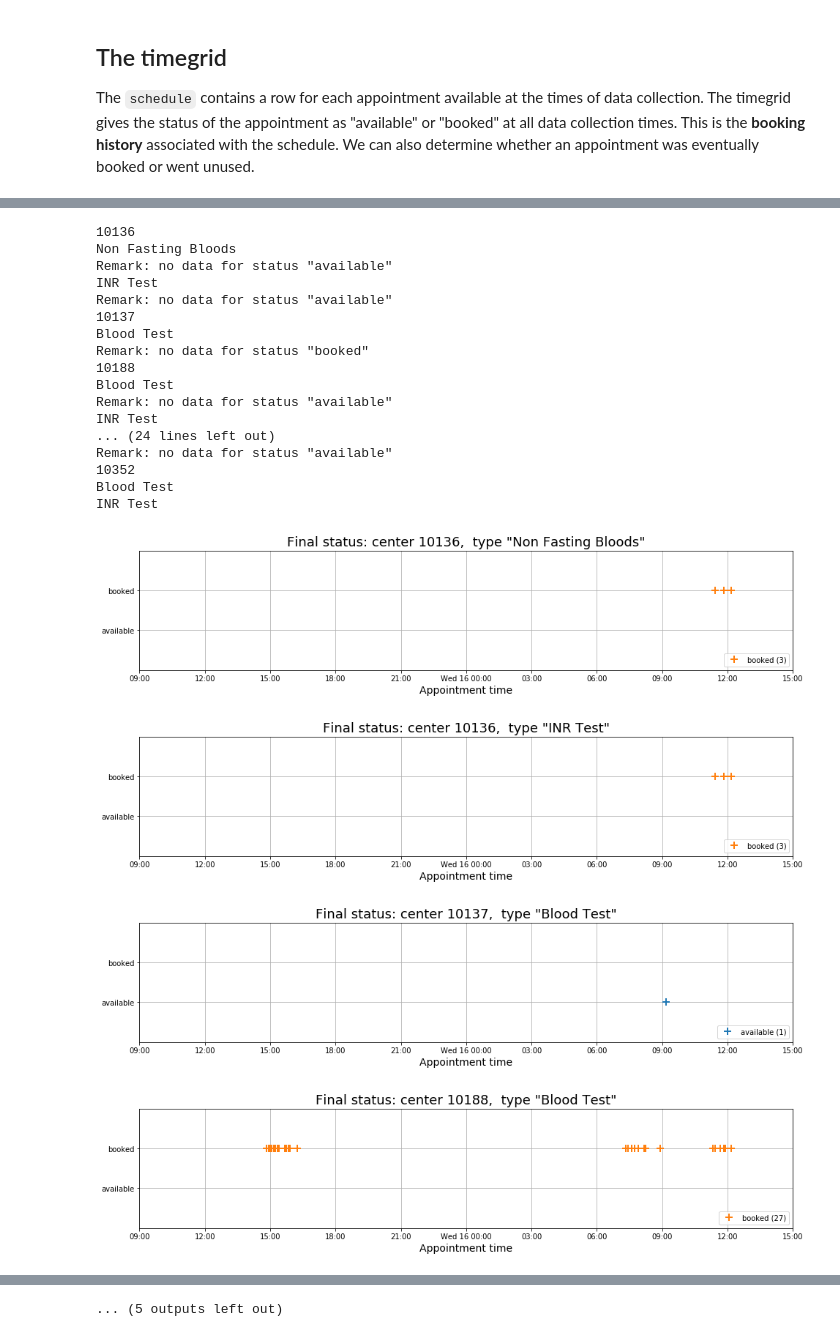
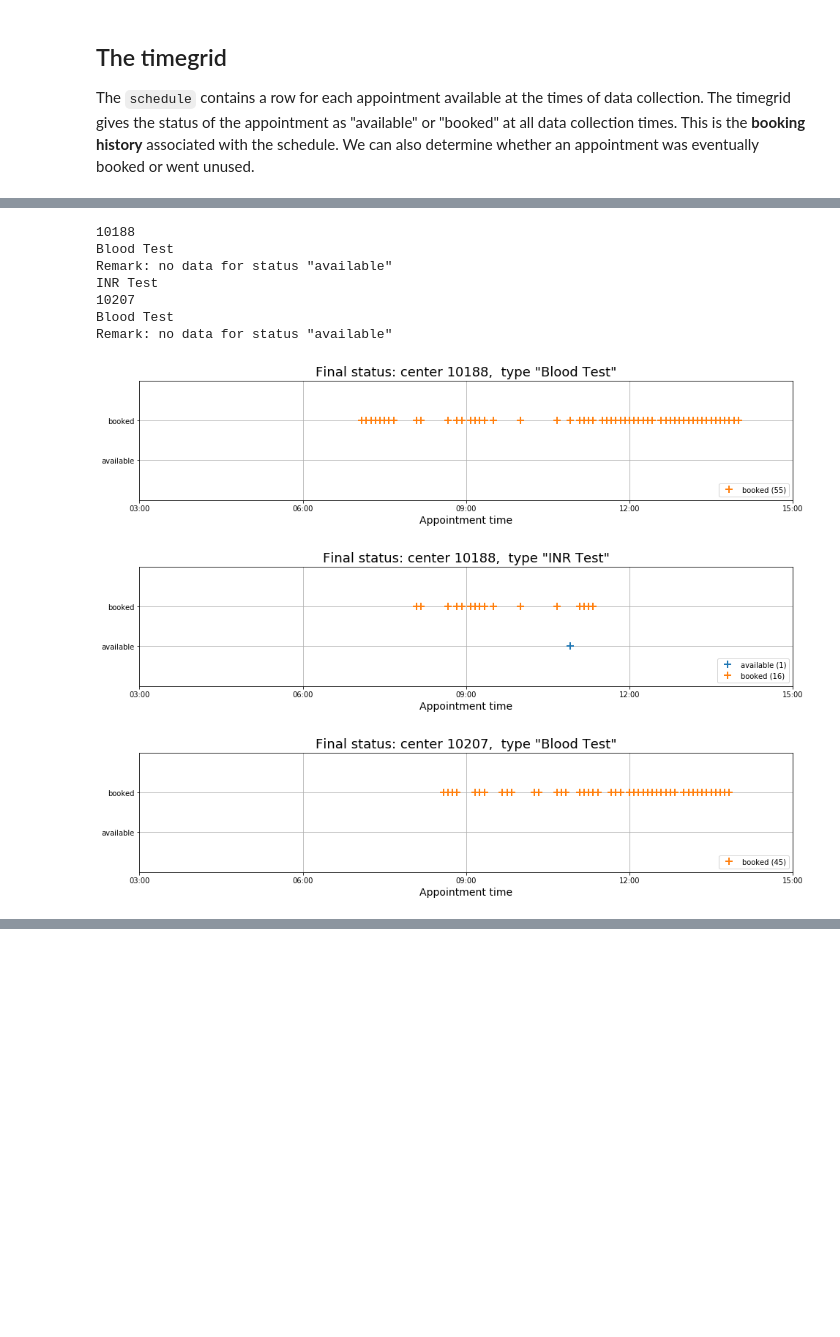
Before and after one commit to antoinechoffrut/UHCW, a Jupyter notebook: UHCW-booking-history.ipynb, the cells around one changed output, grey strips where cells are left out. Drawn from its saved outputs; the diff is of its cells as text; code cells hidden in the pictures; blank space fills up the shorter version.

```diff
--- a/UHCW-booking-history.ipynb
+++ b/UHCW-booking-history.ipynb
@@ -73,9 +53,9 @@ print(datetime.datetime.now().strftime("Time: %H:%M:%S"))
 foldername = 'Projects/UHCW'
 # Choose from among datasets of various sizes (various collection periods or centers)
 # filename = 'appointments-tiny.csv'
-# filename = 'appointments-less-tiny.csv'
+filename = 'appointments-less-tiny.csv'
 # filename = 'appointments-one-week-two-centers.csv'
-filename = 'appointments-24-hours.csv'
+# filename = 'appointments-24-hours.csv'
 # filename = 'appointments-one-week.csv'
 # filename = 'appointments-three-weeks.csv'
 filepath = os.path.join(os.path.expanduser("~"), foldername, filename)
@@ -95,6 +75,7 @@ raw_data.rename(
     index=str,
     columns={
         'center id': 'id',
+        'test type': 'test',
         'appointment timestamp': 'appointment',
         'center age group': 'age group',
         'grab timestamp': 'grab'
@@ -159,7 +141,7 @@ s.drop('age group', axis=1, inplace=True)
 # %% [markdown]
 ## Center info
 # %%
-center_test_types = s.groupby('id')['test type'].unique().rename("test types").to_frame()#.reset_index()
+center_test_types = s.groupby('id')['test'].unique().rename("test types").to_frame()#.reset_index()
 center_test_types
 # %% [output]
 |  | test types |
@@ -247,7 +203,7 @@ if save_figure:
         descfile.write("-"*60 + "\n")
         write_line_to_desc("Run", RUN_DIR, descfile)
         write_line_to_desc("Feature", "BOOKING HISTORY", descfile)
-        write_line_to_desc("Nb rows", t.shape[0], descfile)
+        write_line_to_desc("Nb rows", f.shape[0], descfile)
 
         first_grab = t['grab'].min()
         last_grab = t['grab'].max()
@@ -276,7 +232,7 @@ for cid, test_types in center_test_types.iterrows():
     print(cid)
     for test_type in list(test_types)[0]:
         print(test_type)
-        t0 = t.loc[(t['id'] == cid) & (t['test type'] == test_type), t.columns]
+        t0 = t.loc[(t['id'] == cid) & (t['test'] == test_type), t.columns]
 
         if t0.empty:
             print(
@@ -293,7 +249,7 @@ for cid, test_types in center_test_types.iterrows():
         legend_text = []
         for status in ['available', 'booked']:
             tt0 = t0.loc[
-                t0['final status'] == status,
+                t0['status'] == status,
                 ['appointment', 'grab']
             ].drop_duplicates()
 
@@ -320,9 +276,9 @@ for cid, test_types in center_test_types.iterrows():
             )
         ax.grid()
         ax.legend(legend_text, loc='lower right')
-        ax.set_title('Final status: center {0},  type "{1}"'.format(cid, test_type), fontsize=18);
+        ax.set_title('Booking history for center {0},  type "{1}"'.format(cid, test_type), fontsize=18);
         ax.set_xlabel("Appointment time", fontsize=14);
-        # ax.set_ylabel("Time of visit", fontsize=14);
+        ax.set_ylabel("Time of visit", fontsize=14);
         ax.set_xticks(x_date_range);
         ax.set_xticklabels(x_tick_labels);
         ax.set_xlim([x_date_range.min(), x_date_range.max()])
@@ -372,0 +311,3 @@ INR Test
+# %%
+%%time
+f = UHCW.get_final_status(t)
@@ -399,16 +340,16 @@ if save_figure:
         write_line_to_desc("Feature", "FINAL STATUS", descfile)
         write_line_to_desc("Nb rows", t.shape[0], descfile)
 
-        first_grab = t['grab'].min()
-        last_grab = t['grab'].max()
+        first_grab = f['grab'].min()
+        last_grab = f['grab'].max()
         grab_duration = last_grab - first_grab
 
         write_line_to_desc("Grab duration", timedelta_strftime(grab_duration), descfile)
         write_line_to_desc("First grab", first_grab, descfile)
         write_line_to_desc("Last grab", last_grab, descfile)
 
-        first_appointment = t['appointment'].min()
-        last_appointment= t['appointment'].max()
+        first_appointment = f['appointment'].min()
+        last_appointment= f['appointment'].max()
         appointment_duration = last_appointment - first_appointment
 
         write_line_to_desc("Appointment duration", timedelta_strftime(appointment_duration), descfile)
@@ -417,8 +358,8 @@ if save_figure:
 
         write_line_to_desc("Figure size", FIG_SIZE, descfile)
 
-x_date_range, x_tick_labels = UHCW.get_ticks(t['appointment'], freq='H')
-# y_date_range, y_tick_labels = UHCW.get_ticks(t['grab'], freq='H')
+x_date_range, x_tick_labels = UHCW.get_ticks(f['appointment'], freq='H')
+# y_date_range, y_tick_labels = UHCW.get_ticks(f['grab'], freq='H')
 
 
 
@@ -426,9 +367,9 @@ for cid, test_types in center_test_types.iterrows():
     print(cid)
     for test_type in list(test_types)[0]:
         print(test_type)
-        t0 = t.loc[(t['id'] == cid) & (t['test type'] == test_type), t.columns]
+        f0 = f.loc[(f['id'] == cid) & (f['test'] == test_type), f.columns]
 
-        if t0.empty:
+        if f0.empty:
             print(
                 "WARNING: no data for center {0}, {1}".format(
                     cid, test_type
@@ -442,12 +383,12 @@ for cid, test_types in center_test_types.iterrows():
 
         legend_text = []
         for status in ['available', 'booked']:
-            tt0 = t0.loc[
-                t0['final status'] == status,
+            ff0 = f0.loc[
+                f0['final status'] == status,
                 ['appointment']
             ].drop_duplicates()
 
-            if tt0.empty:
+            if ff0.empty:
                 print(
                     'Remark: no data for status "{0}"'.format(
                     status
@@ -457,60 +398,49 @@ for cid, test_types in center_test_types.iterrows():
             else:
                 None
 
-            legend_text.append(" ".join([status, "({0})".format(tt0.shape[0])]))
+            legend_text.append(" ".join([status, "({0})".format(ff0.shape[0])]))
             if status == 'available':
                 marker_color = plt.rcParams['axes.prop_cycle'].by_key()['color'][0]
             else:
                 marker_color = plt.rcParams['axes.prop_cycle'].by_key()['color'][1]
 
             ax.plot(
-                tt0['appointment'],
-                [STATUS_TO_VALUE[status]]*tt0.shape[0],
+                ff0['appointment'],
+                [STATUS_TO_VALUE[status]]*ff0.shape[0],
                 **{'marker': '+', 'markersize': 10, 'markeredgewidth': 2, 'markeredgecolor': marker_color, "linestyle": ""}
             )
         ax.grid()
         ax.legend(legend_text, loc='lower right')
         ax.set_title('Final status: center {0},  type "{1}"'.format(cid, test_type), fontsize=18);
         ax.set_xlabel("Appointment time", fontsize=14);
         # ax.set_ylabel("Time of visit", fontsize=14);
         ax.set_xticks(x_date_range);
         ax.set_xticklabels(x_tick_labels);
         ax.set_yticks([0, 1])
         ax.set_yticklabels(
             [{value: key for key, value in STATUS_TO_VALUE.items()}[idx] for idx in [0, 1]]
         )
         ax.set_ylim([-1, 2])
         ax.set_xlim([x_date_range.min(), x_date_range.max()])
 
         if save_figure:
             plt.savefig(
                 os.path.join(
                     RUN_DIR,
                     'center-{0}-{1}-final-status.png'.format(
                         cid,
                         "-".join(test_type.split())
                     )
                 )
             )
 # %% [output]
-10136
-Non Fasting Bloods
-Remark: no data for status "available"
-INR Test
-Remark: no data for status "available"
-10137
-Blood Test
-Remark: no data for status "booked"
 10188
 Blood Test
 Remark: no data for status "available"
 INR Test
-... (24 lines left out)
+10207
+Blood Test
 Remark: no data for status "available"
-10352
-Blood Test
-INR Test
-[figure, old version]
+[figure, new version]
-[figure, old version]
+[figure, new version]
-[figure, old version]
+[figure, new version]
-[figure, removed]
@@ -524 +446,0 @@ INR Test
-... (5 outputs left out)
```
Also changed, not shown: parts of 23 cells of this notebook.
